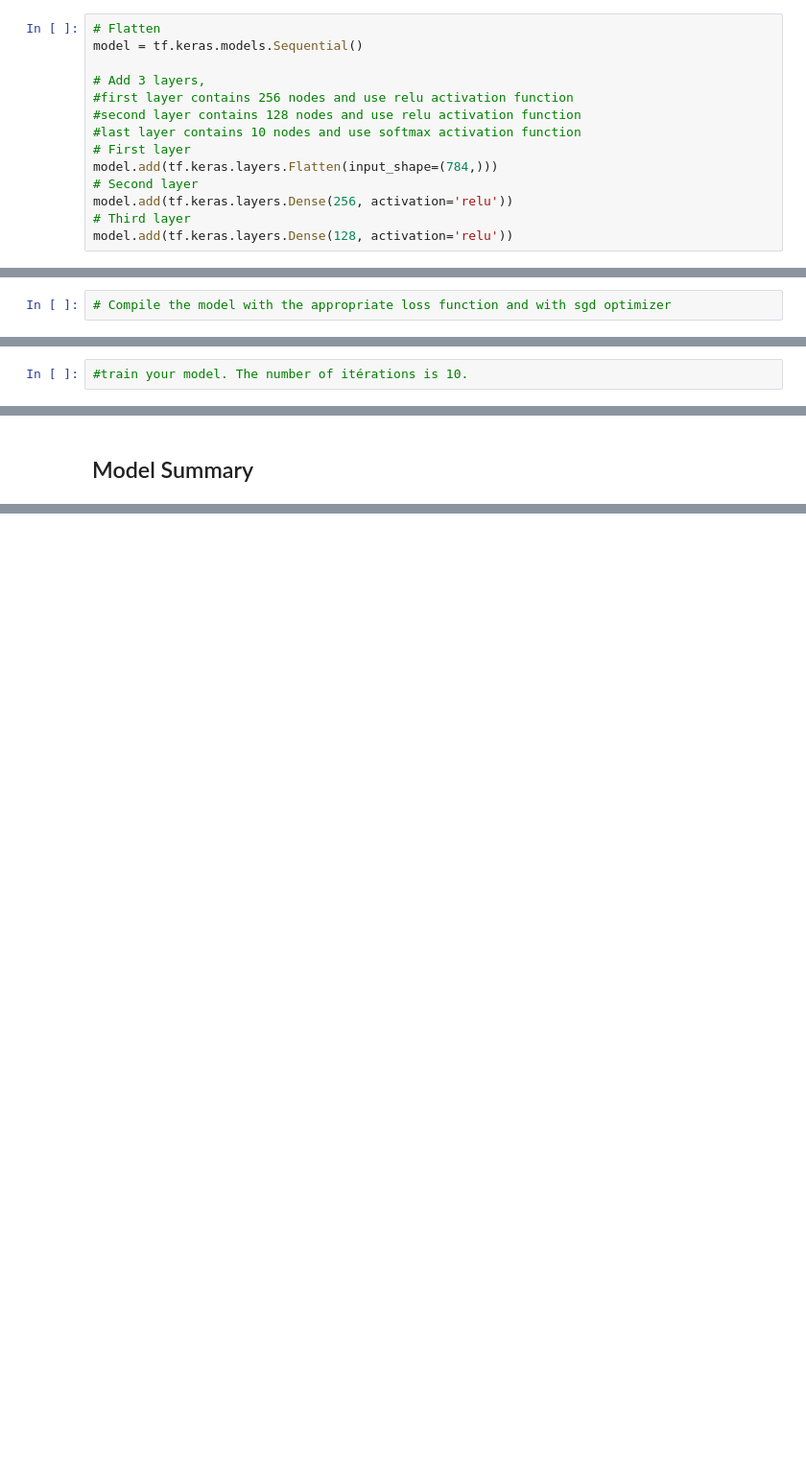
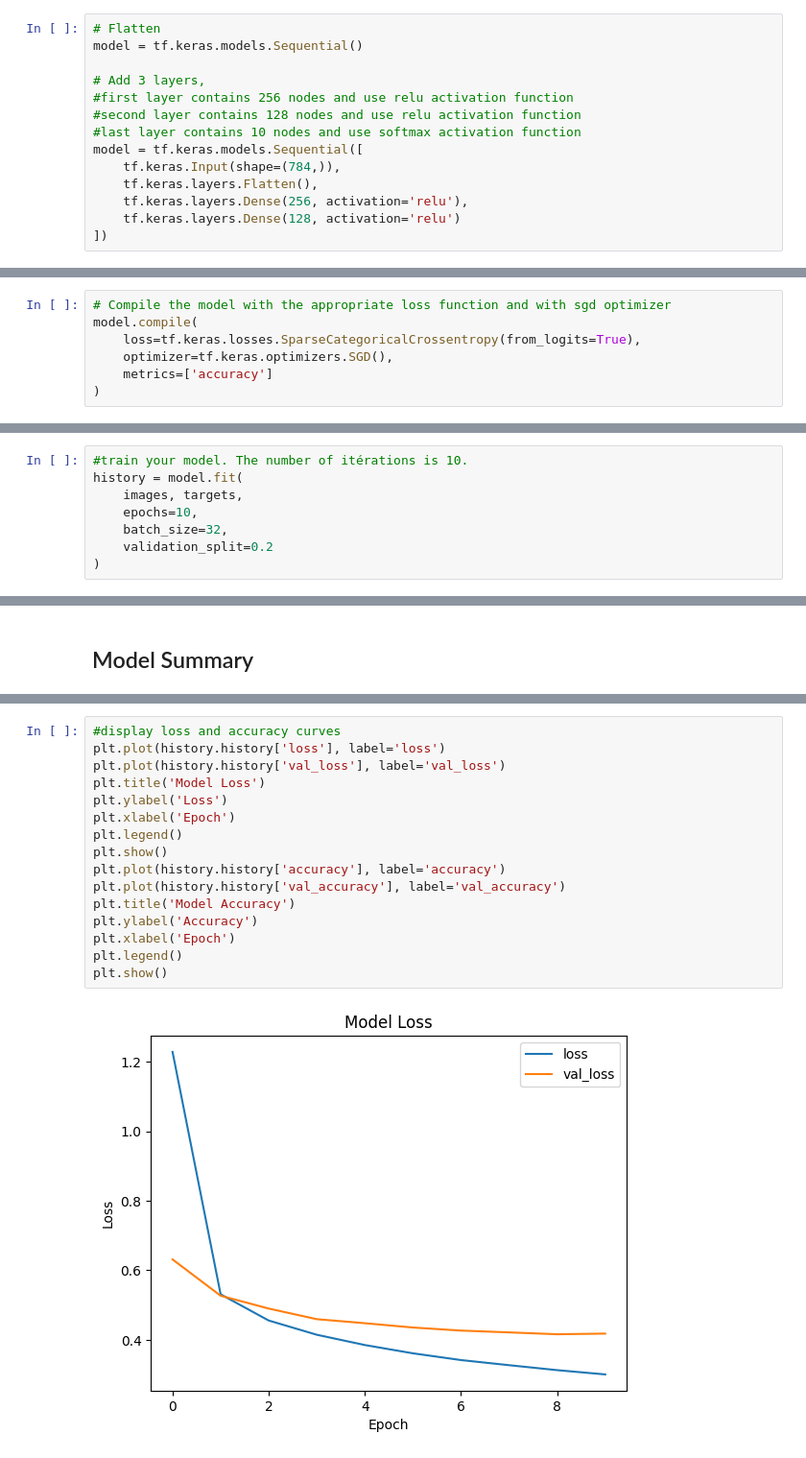
Before and after one commit to maxstain/Deep-Learning, a Jupyter notebook: TP1/H1_ANN.ipynb, the cells around one changed output, grey strips where cells are left out. Shown at 96% size. Drawn from its saved outputs; the diff is of its cells as text; blank space fills up the shorter version.

```diff
--- a/TP1/H1_ANN.ipynb
+++ b/TP1/H1_ANN.ipynb
@@ -149,17 +71,28 @@ model = tf.keras.models.Sequential()
 #first layer contains 256 nodes and use relu activation function
 #second layer contains 128 nodes and use relu activation function
 #last layer contains 10 nodes and use softmax activation function
-# First layer
-model.add(tf.keras.layers.Flatten(input_shape=(784,)))
-# Second layer
-model.add(tf.keras.layers.Dense(256, activation='relu'))
-# Third layer
-model.add(tf.keras.layers.Dense(128, activation='relu'))
+model = tf.keras.models.Sequential([
+    tf.keras.Input(shape=(784,)),
+    tf.keras.layers.Flatten(),
+    tf.keras.layers.Dense(256, activation='relu'),
+    tf.keras.layers.Dense(128, activation='relu')
+])
 # %% [markdown]
 ## Compile the model
 # %%
 # Compile the model with the appropriate loss function and with sgd optimizer
+model.compile(
+    loss=tf.keras.losses.SparseCategoricalCrossentropy(from_logits=True),
+    optimizer=tf.keras.optimizers.SGD(),
+    metrics=['accuracy']
+)
 # %% [markdown]
 ## Train the model
 # %%
 #train your model. The number of itérations is 10.
+history = model.fit(
+    images, targets,
+    epochs=10,
+    batch_size=32,
+    validation_split=0.2
+)
@@ -171,0 +140,18 @@ model.add(tf.keras.layers.Dense(128, activation='relu'))
+# %%
+#display loss and accuracy curves
+plt.plot(history.history['loss'], label='loss')
+plt.plot(history.history['val_loss'], label='val_loss')
+plt.title('Model Loss')
+plt.ylabel('Loss')
+plt.xlabel('Epoch')
+plt.legend()
+plt.show()
+plt.plot(history.history['accuracy'], label='accuracy')
+plt.plot(history.history['val_accuracy'], label='val_accuracy')
+plt.title('Model Accuracy')
+plt.ylabel('Accuracy')
+plt.xlabel('Epoch')
+plt.legend()
+plt.show()
+# %% [output]
+[figure, added]
```
Also changed, not shown: parts of 7 cells of this notebook.
